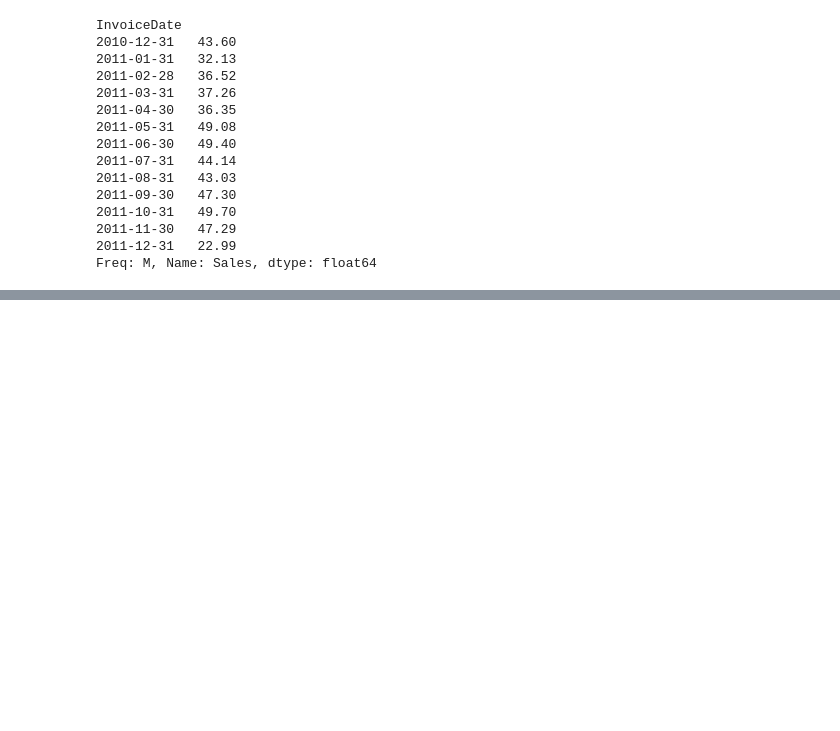
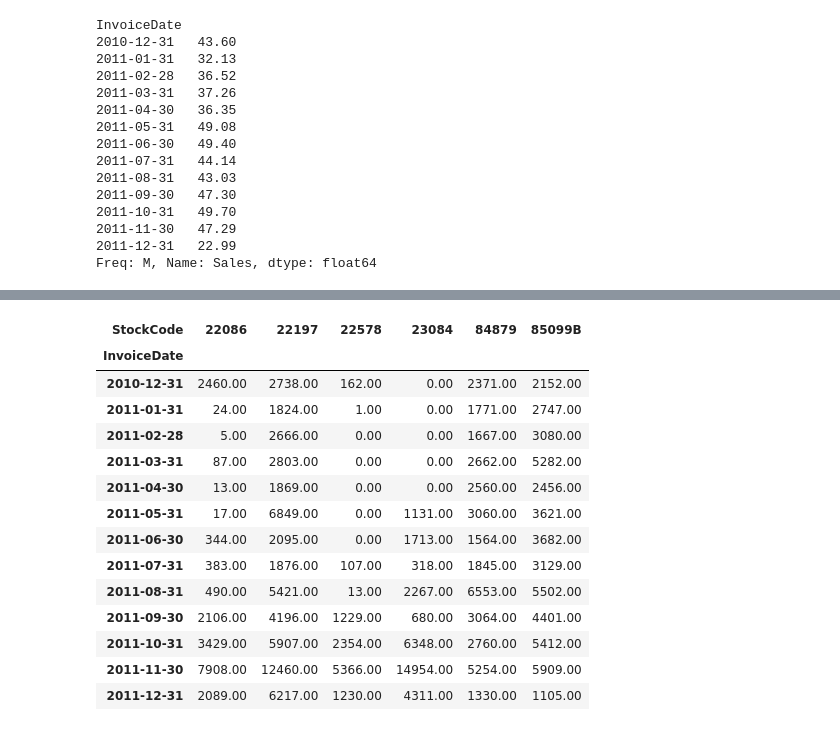
Before and after one commit to nitinjosephrepo/Ecommerce-product-analytics, a Jupyter notebook: Ecomerce Product Analytics with Pandas .ipynb, the cells around one changed output, grey strips where cells are left out. Cells and saved outputs as stored; diff of their text form; code cells hidden in the pictures; blank space fills up the shorter version.

```diff
--- a/Ecomerce Product Analytics with Pandas .ipynb
+++ b/Ecomerce Product Analytics with Pandas .ipynb
@@ -381,0 +494,20 @@ Freq: M, Name: Sales, dtype: float64
+# %%
+trending_itmes_df = date_item_df.reset_index().pivot('InvoiceDate','StockCode').fillna(0)
+trending_itmes_df.columns = trending_itmes_df.columns.droplevel(0)
+trending_itmes_df
+# %% [output]
+| StockCode | 22086 | 22197 | 22578 | 23084 | 84879 | 85099B |
+| InvoiceDate |  |  |  |  |  |  |
+| 2010-12-31 | 2460.00 | 2738.00 | 162.00 | 0.00 | 2371.00 | 2152.00 |
+| 2011-01-31 | 24.00 | 1824.00 | 1.00 | 0.00 | 1771.00 | 2747.00 |
+| 2011-02-28 | 5.00 | 2666.00 | 0.00 | 0.00 | 1667.00 | 3080.00 |
+| 2011-03-31 | 87.00 | 2803.00 | 0.00 | 0.00 | 2662.00 | 5282.00 |
+| 2011-04-30 | 13.00 | 1869.00 | 0.00 | 0.00 | 2560.00 | 2456.00 |
+| 2011-05-31 | 17.00 | 6849.00 | 0.00 | 1131.00 | 3060.00 | 3621.00 |
+| 2011-06-30 | 344.00 | 2095.00 | 0.00 | 1713.00 | 1564.00 | 3682.00 |
+| 2011-07-31 | 383.00 | 1876.00 | 107.00 | 318.00 | 1845.00 | 3129.00 |
+| 2011-08-31 | 490.00 | 5421.00 | 13.00 | 2267.00 | 6553.00 | 5502.00 |
+| 2011-09-30 | 2106.00 | 4196.00 | 1229.00 | 680.00 | 3064.00 | 4401.00 |
+| 2011-10-31 | 3429.00 | 5907.00 | 2354.00 | 6348.00 | 2760.00 | 5412.00 |
+| 2011-11-30 | 7908.00 | 12460.00 | 5366.00 | 14954.00 | 5254.00 | 5909.00 |
+| 2011-12-31 | 2089.00 | 6217.00 | 1230.00 | 4311.00 | 1330.00 | 1105.00 |
```
Also changed, not shown: parts of 26 cells of this notebook, 1 other file.
